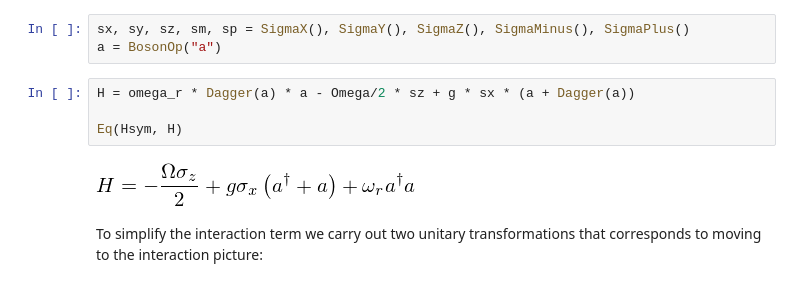
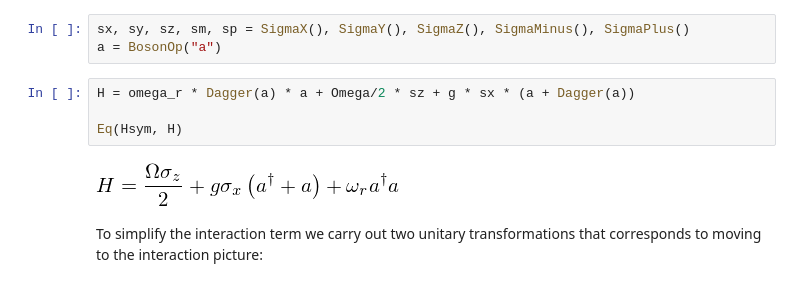
Before and after one commit to jrjohansson/sympsi-notebooks, a Jupyter notebook: lecture-sympy-quantum-atom-cavity.ipynb, the cells around one changed output. Cells and saved outputs as stored; diff of their text form.

```diff
--- a/lecture-sympy-quantum-atom-cavity.ipynb
+++ b/lecture-sympy-quantum-atom-cavity.ipynb
@@ -69,11 +76,11 @@ omega_r, Omega, g, Delta, t, x, Hsym = symbols("omega_r, Omega, g, Delta, t, x,
 sx, sy, sz, sm, sp = SigmaX(), SigmaY(), SigmaZ(), SigmaMinus(), SigmaPlus()
 a = BosonOp("a")
 # %%
-H = omega_r * Dagger(a) * a - Omega/2 * sz + g * sx * (a + Dagger(a))
+H = omega_r * Dagger(a) * a + Omega/2 * sz + g * sx * (a + Dagger(a))
 
 Eq(Hsym, H)
 # %% [output]
-[figure, old version]
+[figure, new version]
 # %% [markdown]
 To simplify the interaction term we carry out two unitary transformations that corresponds to moving to the interaction picture:
 # %%
```
Also changed, not shown: parts of 24 cells of this notebook.
